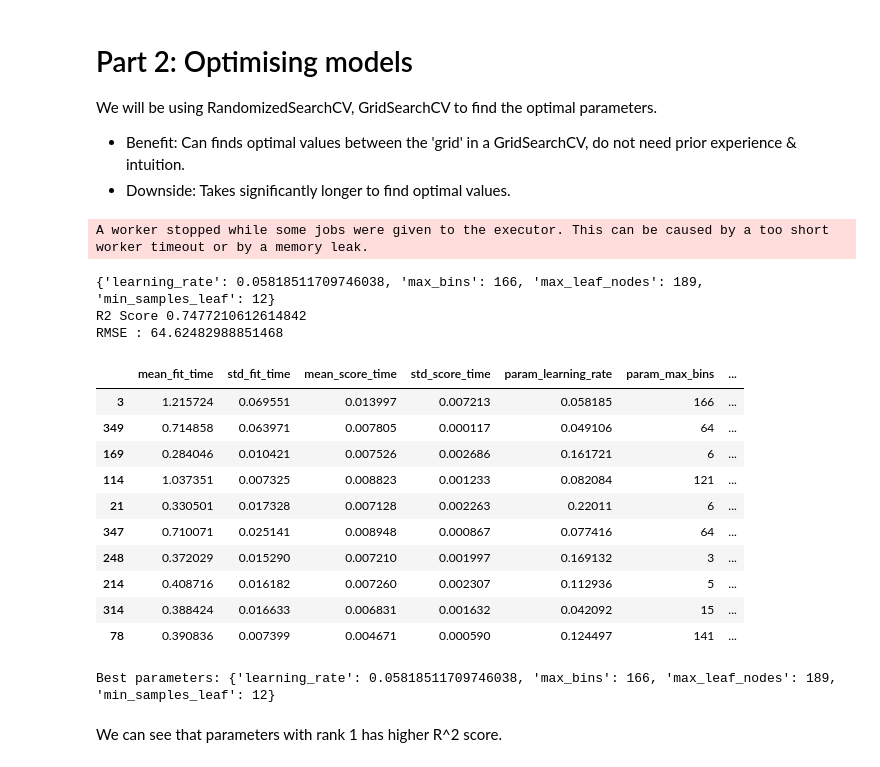
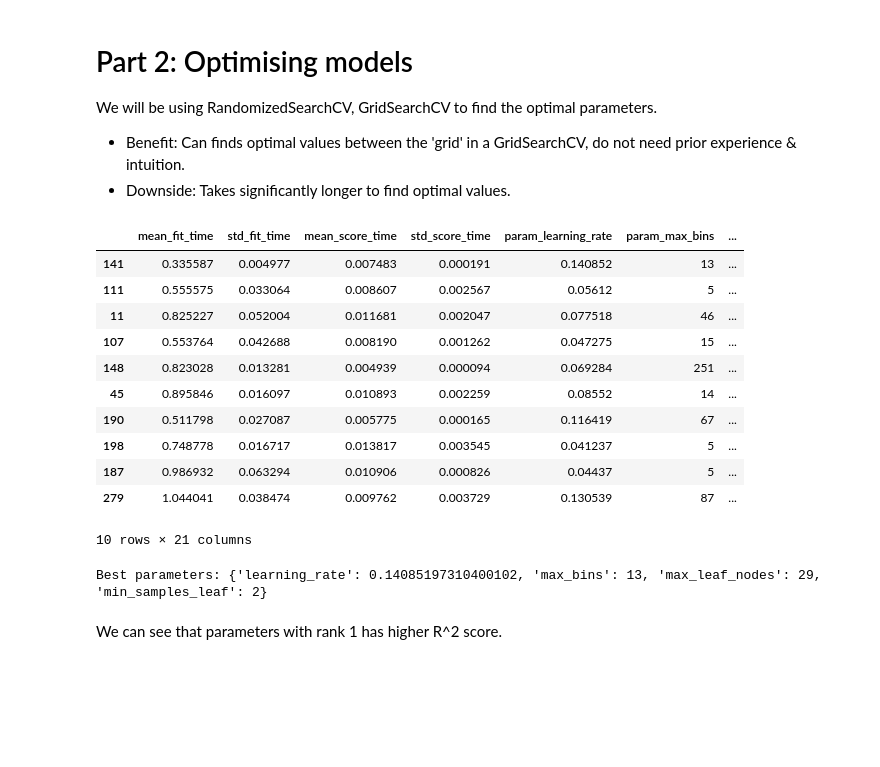
Before and after one commit to jingjietan/sc1015-project, a Jupyter notebook: machine-learning.ipynb, the cells around one changed output. Saved outputs shown, nothing was run; the diff lists cells and outputs as text; code cells hidden in the pictures; blank space fills up the shorter version.

Commit message:
updated models for visualisations

```diff
--- a/machine-learning.ipynb
+++ b/machine-learning.ipynb
@@ -49,2 +32,0 @@ X = X.astype('float64')
-# %%
-X_train, X_test, y_train, y_test = train_test_split(X, Y, test_size=0.20, random_state=random_state)
@@ -133,0 +126,12 @@ RMSE : 64.47572871633652
+# %%
+from sklearn.ensemble import HistGradientBoostingRegressor
+
+model = HistGradientBoostingRegressor(random_state=random_state, max_iter=1000)
+
+model.fit(X_train, y_train)
+
+simulate(model, XXyy, name='Gradient Boost Regressor')
+
+feature_plot(model.feature_names_in_,
+             permutation_importance(model, X_test, y_test, random_state=random_state).importances_mean,
+             'Gradient Boost Regressor')
@@ -173,8 +171,0 @@ RMSE : 65.51613714590538
-# %%
-X_train, X_val_and_test, y_train, y_val_and_test = train_test_split(X, Y, test_size=0.33, random_state=random_state)
-
-s_scaler = StandardScaler()
-X_train = s_scaler.fit_transform(X_train.astype(np.float64))
-X_val_and_test = s_scaler.transform(X_val_and_test.astype(np.float64))
-
-X_val, X_test, y_val, y_test = train_test_split(X_val_and_test, y_val_and_test, test_size=0.5, random_state=random_state)
@@ -247,8 +196,6 @@ We can conclude that HistGradientBoostingRegressor and XGBoost Regressor achieve
 We will be using RandomizedSearchCV, GridSearchCV to find the optimal parameters.
 - Benefit: Can finds optimal values between the 'grid' in a GridSearchCV, do not need prior experience & intuition.
 - Downside: Takes significantly longer to find optimal values.
-# %%
-X_train, X_test, y_train, y_test = train_test_split(X, Y, test_size=0.20, random_state=random_state)
 # %%
 from scipy.stats import loguniform
 # Code from scikit-learn-mooc
@@ -263,47 +210,36 @@ class loguniform_int:
 # %%
 from sklearn.model_selection import GridSearchCV, RandomizedSearchCV
 
-model = HistGradientBoostingRegressor(random_state=random_state)#.fit(X_train, y_train)
+model = HistGradientBoostingRegressor(random_state=random_state)
 
 param_distributions = {
     'max_bins': loguniform_int(2, 255),
     'max_leaf_nodes': loguniform_int(2, 256),
     'min_samples_leaf': loguniform_int(1, 100),
     'learning_rate': loguniform(0.001, 10),
 }
 
-cv = RandomizedSearchCV(model, param_distributions=param_distributions, n_iter=350, cv=3, n_jobs=-1)
+cv = RandomizedSearchCV(model, param_distributions=param_distributions, n_iter=350, cv=3, n_jobs=-1, scoring=['neg_mean_squared_error', 'r2'], refit='r2') .fit(X_train, y_train)
 
-cv.fit(X_train, y_train)
-print(cv.best_params_)
-est = cv.best_estimator_
-y_pred = est.predict(X_test)
-calculate_score(y_test, y_pred)
+v = pd.DataFrame(cv.cv_results_)
+v.sort_values(by='rank_test_r2', inplace=True)
+display(v.head(10))
+
+print(f"Best parameters: {cv.best_params_}")
 # %% [output]
+|  | mean_fit_time | std_fit_time | mean_score_time | std_score_time | param_learning_rate | param_max_bins | ... |
+| 141 | 0.335587 | 0.004977 | 0.007483 | 0.000191 | 0.140852 | 13 | ... |
+| 111 | 0.555575 | 0.033064 | 0.008607 | 0.002567 | 0.05612 | 5 | ... |
+| 11 | 0.825227 | 0.052004 | 0.011681 | 0.002047 | 0.077518 | 46 | ... |
+| 107 | 0.553764 | 0.042688 | 0.008190 | 0.001262 | 0.047275 | 15 | ... |
+| 148 | 0.823028 | 0.013281 | 0.004939 | 0.000094 | 0.069284 | 251 | ... |
+| 45 | 0.895846 | 0.016097 | 0.010893 | 0.002259 | 0.08552 | 14 | ... |
+| 190 | 0.511798 | 0.027087 | 0.005775 | 0.000165 | 0.116419 | 67 | ... |
+| 198 | 0.748778 | 0.016717 | 0.013817 | 0.003545 | 0.041237 | 5 | ... |
+| 187 | 0.986932 | 0.063294 | 0.010906 | 0.000826 | 0.04437 | 5 | ... |
+| 279 | 1.044041 | 0.038474 | 0.009762 | 0.003729 | 0.130539 | 87 | ... |
-A worker stopped while some jobs were given to the executor. This can be caused by a too short worker timeout or by a memory leak.
+10 rows × 21 columns
-{'learning_rate': 0.05818511709746038, 'max_bins': 166, 'max_leaf_nodes': 189, 'min_samples_leaf': 12}
-R2 Score 0.7477210612614842
-RMSE : 64.62482988851468
+Best parameters: {'learning_rate': 0.14085197310400102, 'max_bins': 13, 'max_leaf_nodes': 29, 'min_samples_leaf': 2}
-# %%
-v = pd.DataFrame(cv.cv_results_)
-v.sort_values(by='rank_test_score', inplace=True)
-v.head(10)
-# %% [output]
-|  | mean_fit_time | std_fit_time | mean_score_time | std_score_time | param_learning_rate | param_max_bins | ... |
-| 3 | 1.215724 | 0.069551 | 0.013997 | 0.007213 | 0.058185 | 166 | ... |
-| 349 | 0.714858 | 0.063971 | 0.007805 | 0.000117 | 0.049106 | 64 | ... |
-| 169 | 0.284046 | 0.010421 | 0.007526 | 0.002686 | 0.161721 | 6 | ... |
-| 114 | 1.037351 | 0.007325 | 0.008823 | 0.001233 | 0.082084 | 121 | ... |
-| 21 | 0.330501 | 0.017328 | 0.007128 | 0.002263 | 0.22011 | 6 | ... |
-| 347 | 0.710071 | 0.025141 | 0.008948 | 0.000867 | 0.077416 | 64 | ... |
-| 248 | 0.372029 | 0.015290 | 0.007210 | 0.001997 | 0.169132 | 3 | ... |
-| 214 | 0.408716 | 0.016182 | 0.007260 | 0.002307 | 0.112936 | 5 | ... |
-| 314 | 0.388424 | 0.016633 | 0.006831 | 0.001632 | 0.042092 | 15 | ... |
-| 78 | 0.390836 | 0.007399 | 0.004671 | 0.000590 | 0.124497 | 141 | ... |
-# %%
-print(f"Best parameters: {v.iloc[0]['params']}")
-# %% [output]
-Best parameters: {'learning_rate': 0.05818511709746038, 'max_bins': 166, 'max_leaf_nodes': 189, 'min_samples_leaf': 12}
 # %% [markdown]
 We can see that parameters with rank 1 has higher R^2 score.
 # %% [markdown]
```
Also changed, not shown: parts of 44 cells of this notebook, 6 other files.
